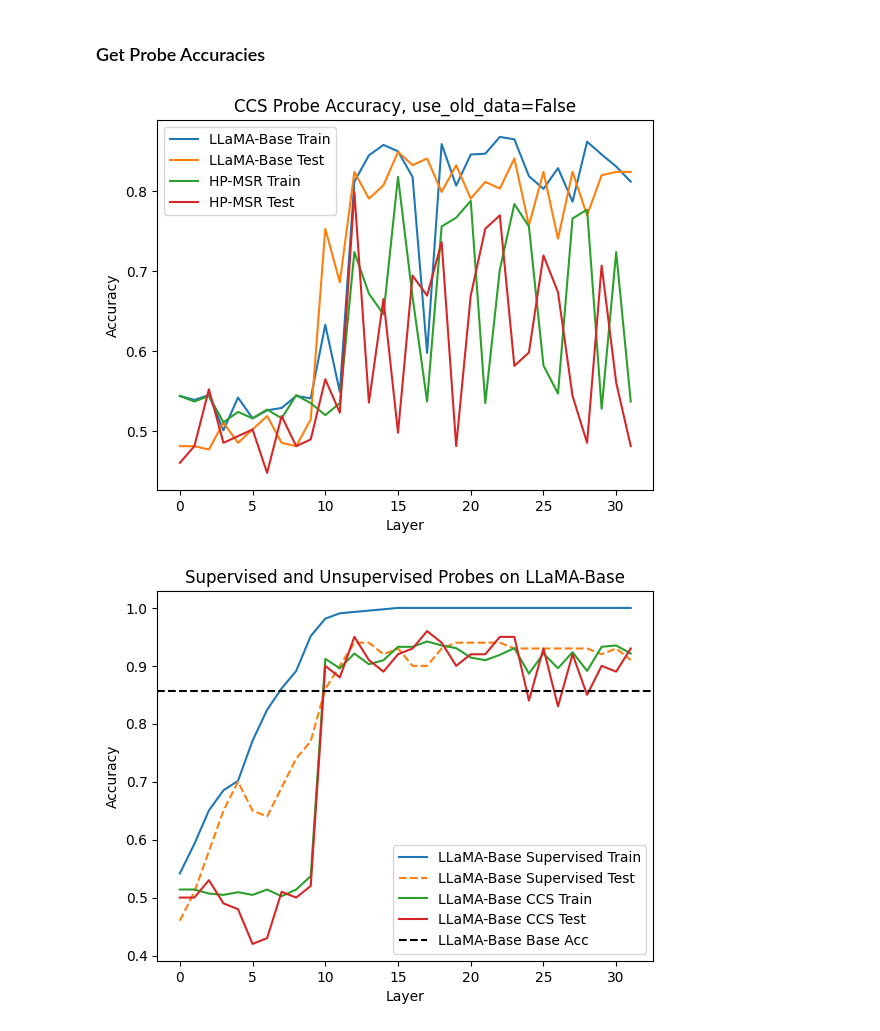
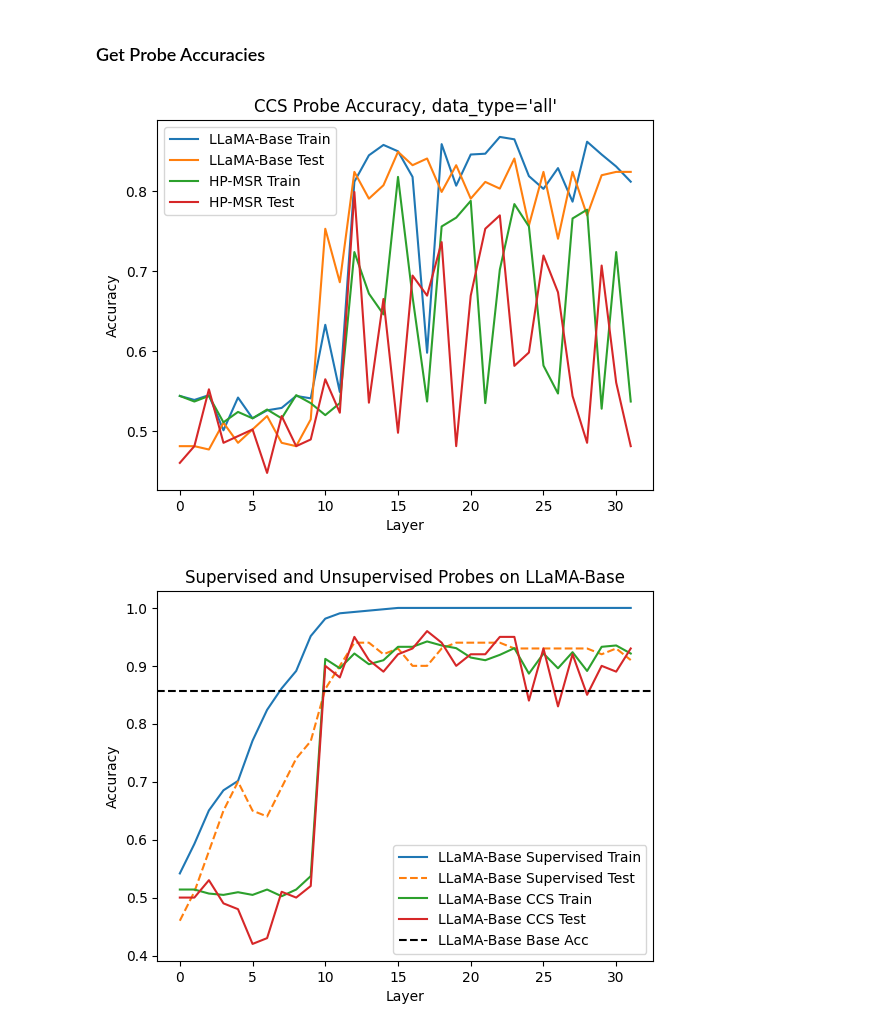
Before and after one commit to magikarp01/hp-unlrn, a Jupyter notebook: paper_experiments.ipynb, the cells around one changed output. Cells and saved outputs as stored; diff of their text form; code cells hidden in the pictures.

Commit message:
CCS results

```diff
--- a/paper_experiments.ipynb
+++ b/paper_experiments.ipynb
@@ -1074,13 +1074,14 @@ from tasks import HPTriviaTask
 #     hp = HPTriviaTask(batch_size=1, tokenizer=tokenizer, device='cuda', chat_model=True, randomize_answers=True, train_data_location="tasks/hp/data/hp_trivia_train_OLD.jsonl", test_data_location="tasks/hp/data/hp_trivia_test_OLD.jsonl")
 # else:
 #     hp = HPTriviaTask(batch_size=1, tokenizer=tokenizer, device='cuda', chat_model=True, randomize_answers=True)
-data_type = "hard" # one of "easy", "hard", and "all"
+data_type = "easy" # one of "easy", "hard", and "all"
 if data_type == "hard":
     data_loc = "tasks/hp/data/HARD_hp_trivia_1239.jsonl"
 elif data_type == "easy":
     data_loc = "tasks/hp/data/EASY_hp_trivia_1239.jsonl"
 else:
     data_loc = "tasks/hp/data/hp_trivia_1239.jsonl"
+hp = HPTriviaTask(batch_size=1, tokenizer=tokenizer, device='cuda', chat_model=True, randomize_answers=True, same_location=data_loc, train_n=1000)
 
 from collections import defaultdict
 def resid_cache_hook(pattern, hook, layer, resid_cache):
@@ -1234,10 +1235,10 @@ save_models = True
 # save probes and flips
 if save_models and not randomize_probes:
     import pickle
-    with open("models/ccs_probes_1239.pkl", "wb") as f:
+    with open(f"models/ccs_probes_1239_{data_type}.pkl", "wb") as f:
         pickle.dump((ccs_probes, flips), f)
 # %%
-with open("models/ccs_probes.pkl", "rb") as f:
+with open(f"models/ccs_probes_1239_{data_type}.pkl", "rb") as f:
     ccs_probes, flips = pickle.load(f)
 
 
@@ -1258,22 +1259,30 @@ for layer in tqdm(range(tl_llama.cfg.n_layers)):
         # get accuracy
         test_accuracies[model_name][layer] = (np.array(test_probe_predictions) == np.array(test_answers)).mean()
         random_accuracies[model_name][layer] = (np.array(random_probe_predictions) == np.array(test_answers)).mean()
+# %%
+data_type = "all"
+with open(f"results/final_paper_results/ccs_accuracies_1239_{data_type}.pkl", "rb") as f:
+    # {'train_accuracies': train_accuracies, 'test_accuracies': test_accuracies, 'random_accuracies': random_accuracies} = pickle.load(f)
+    results = pickle.load(f)
+    train_accuracies = results['train_accuracies']
+    test_accuracies = results['test_accuracies']
+    random_accuracies = results['random_accuracies']
 # %%
 # plot accuracies
 plot_base_accs = False
 for model_name in cache_models.keys():
     plt.plot(train_accuracies[model_name].values(), label=f"{model_name} Train")
     plt.plot(test_accuracies[model_name].values(), label=f"{model_name} Test")
     # plt.plot(random_accuracies[model_name].values(), label=f"{model_name} Random Test")
     if plot_base_accs:
         plt.axhline(base_accs[model_name], label=f"{model_name} Base Acc", linestyle="--")
 
 plt.legend()
 plt.xlabel("Layer")
 plt.ylabel("Accuracy")
-plt.title(f"CCS Probe Accuracy, {use_old_data=}")
+plt.title(f"CCS Probe Accuracy, {data_type=}")
 # plt.title("Random CCS Probes Accuracy")
 plt.show()
 # %% [output]
-[figure, old version]
+[figure, new version]
 # %%
```
Also changed, not shown: parts of 1 cell of this notebook, 12 other files.
